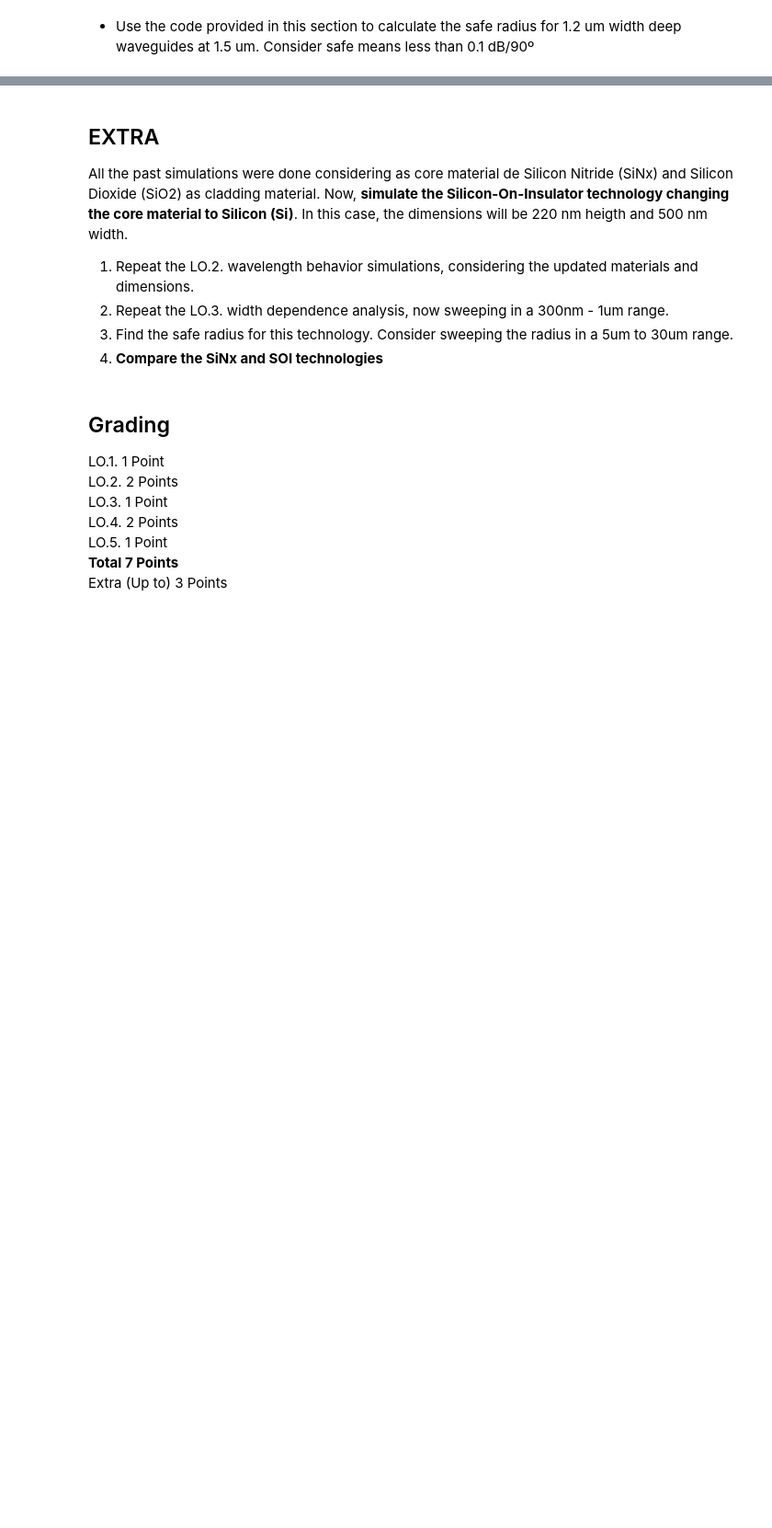
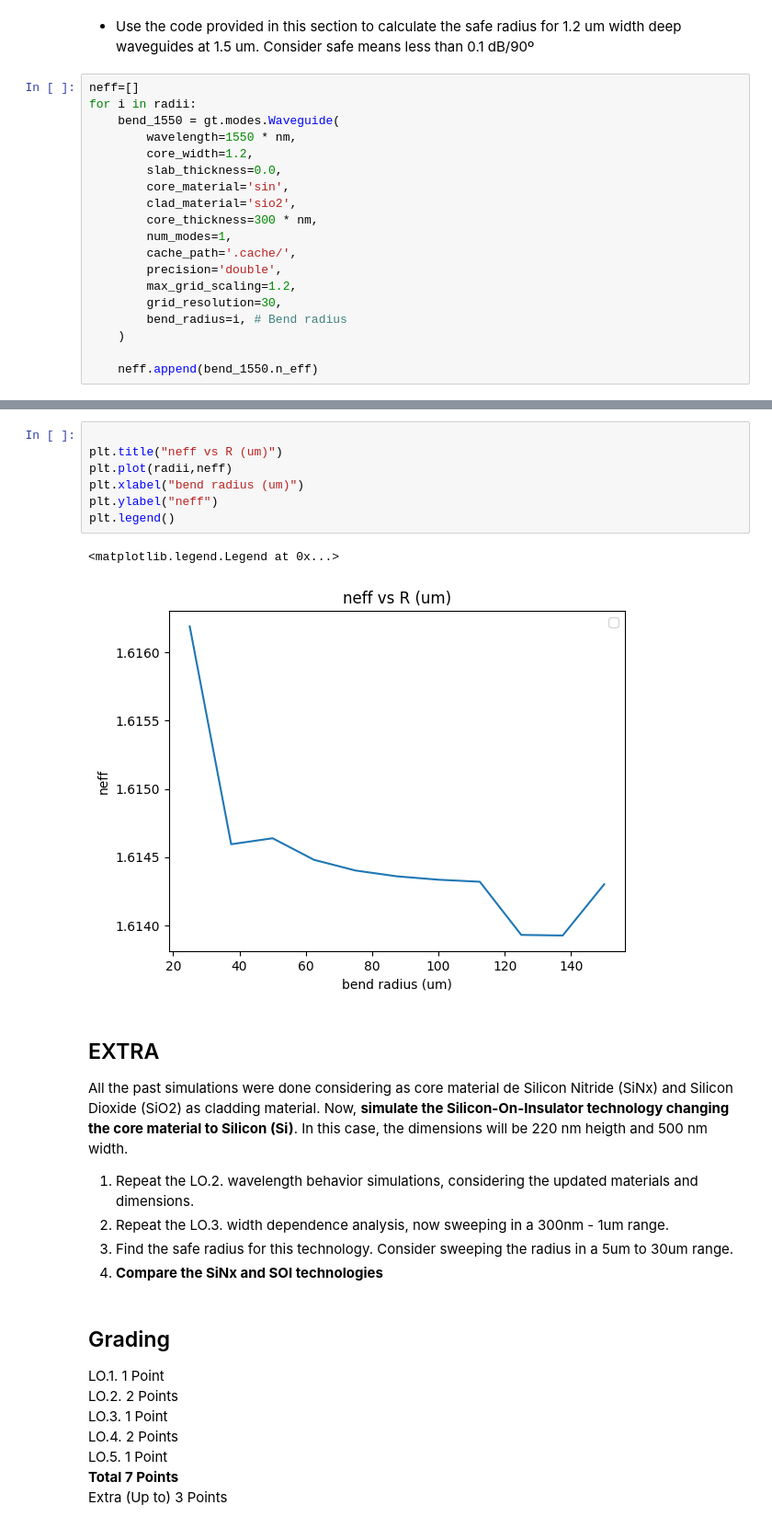
Before and after one commit to agonlop1/cifoin-lab1, a Jupyter notebook: WAVEGUIDES_Student.ipynb, the cells around one changed output, grey strips where cells are left out. Shown at 92% size. Drawn from its saved outputs; the diff is of its cells as text; blank space fills up the shorter version.

```diff
--- a/WAVEGUIDES_Student.ipynb
+++ b/WAVEGUIDES_Student.ipynb
@@ -665,2 +681,21 @@ plt.legend()
 # %% [markdown]
 - Use the code provided in this section to calculate the safe radius for 1.2 um width deep waveguides at 1.5 um. Consider safe means less than 0.1 dB/90º
+# %%
+neff=[]
+for i in radii:
+    bend_1550 = gt.modes.Waveguide(
+        wavelength=1550 * nm,
+        core_width=1.2,
+        slab_thickness=0.0,
+        core_material='sin',
+        clad_material='sio2',
+        core_thickness=300 * nm,
+        num_modes=1,
+        cache_path='.cache/',
+        precision='double',
+        max_grid_scaling=1.2,
+        grid_resolution=30,
+        bend_radius=i, # Bend radius
+    )
+
+    neff.append(bend_1550.n_eff)
@@ -667,3 +714,13 @@ plt.legend()
+# %%
+
+plt.title("neff vs R (um)")
+plt.plot(radii,neff)
+plt.xlabel("bend radius (um)")
+plt.ylabel("neff")
+plt.legend()
+# %% [output]
+<matplotlib.legend.Legend at 0x...>
+[figure, added]
 # %% [markdown]
 ## EXTRA
 
```
Also changed, not shown: parts of 10 cells of this notebook.
